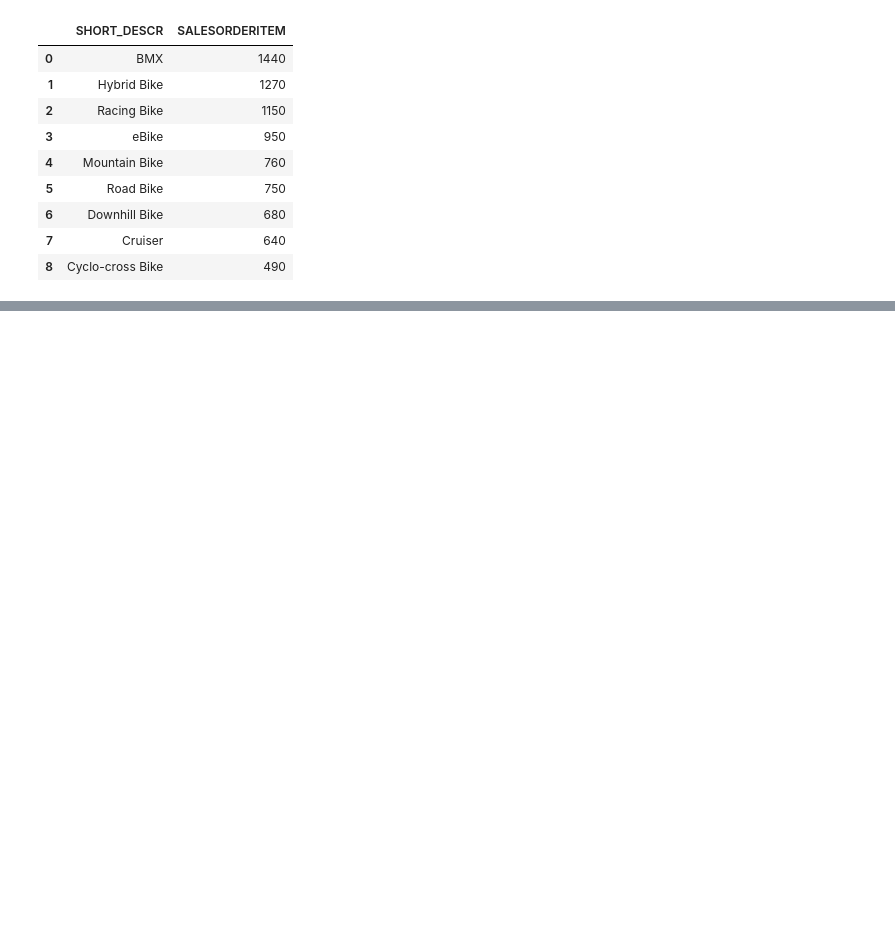
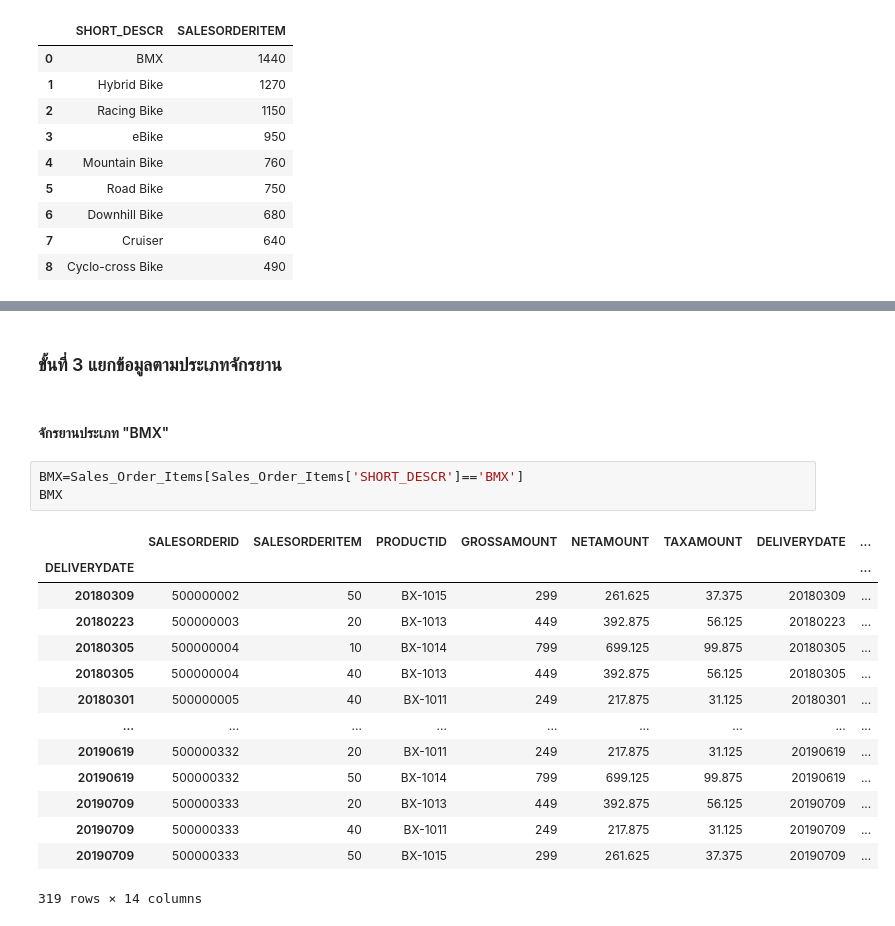
Before and after one commit to nicha0524/DPDM2021, a Jupyter notebook: Untitled6.ipynb, the cells around one changed output, grey strips where cells are left out. Saved outputs shown, nothing was run; the diff lists cells and outputs as text; blank space fills up the shorter version.

```diff
--- a/Untitled6.ipynb
+++ b/Untitled6.ipynb
@@ -512,0 +543,22 @@ bicycle.iloc[:,[0,2]]
+# %% [markdown]
+### ขั้นที่ 3 แยกข้อมูลตามประเภทจักรยาน
+# %% [markdown]
+#### จักรยานประเภท "BMX"
+# %%
+BMX=Sales_Order_Items[Sales_Order_Items['SHORT_DESCR']=='BMX']
+BMX
+# %% [output]
+|  | SALESORDERID | SALESORDERITEM | PRODUCTID | GROSSAMOUNT | NETAMOUNT | TAXAMOUNT | DELIVERYDATE | ... |
+| DELIVERYDATE |  |  |  |  |  |  |  | ... |
+| 20180309 | 500000002 | 50 | BX-1015 | 299 | 261.625 | 37.375 | 20180309 | ... |
+| 20180223 | 500000003 | 20 | BX-1013 | 449 | 392.875 | 56.125 | 20180223 | ... |
+| 20180305 | 500000004 | 10 | BX-1014 | 799 | 699.125 | 99.875 | 20180305 | ... |
+| 20180305 | 500000004 | 40 | BX-1013 | 449 | 392.875 | 56.125 | 20180305 | ... |
+| 20180301 | 500000005 | 40 | BX-1011 | 249 | 217.875 | 31.125 | 20180301 | ... |
+| ... | ... | ... | ... | ... | ... | ... | ... | ... |
+| 20190619 | 500000332 | 20 | BX-1011 | 249 | 217.875 | 31.125 | 20190619 | ... |
+| 20190619 | 500000332 | 50 | BX-1014 | 799 | 699.125 | 99.875 | 20190619 | ... |
+| 20190709 | 500000333 | 20 | BX-1013 | 449 | 392.875 | 56.125 | 20190709 | ... |
+| 20190709 | 500000333 | 40 | BX-1011 | 249 | 217.875 | 31.125 | 20190709 | ... |
+| 20190709 | 500000333 | 50 | BX-1015 | 299 | 261.625 | 37.375 | 20190709 | ... |
+319 rows × 14 columns
```
Also changed, not shown: parts of 30 cells of this notebook.
